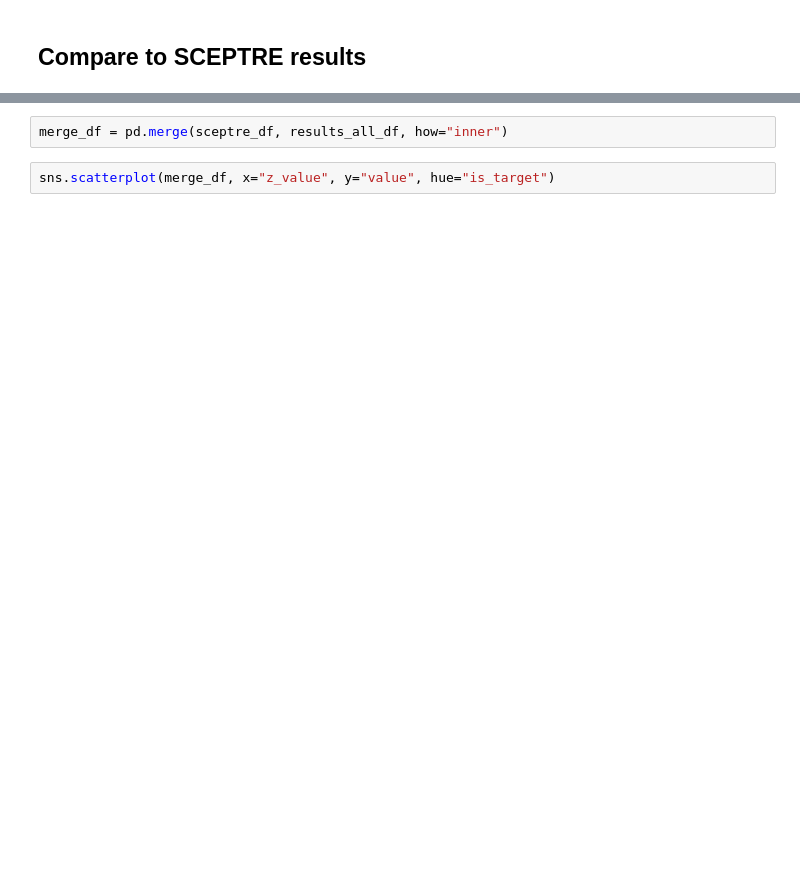
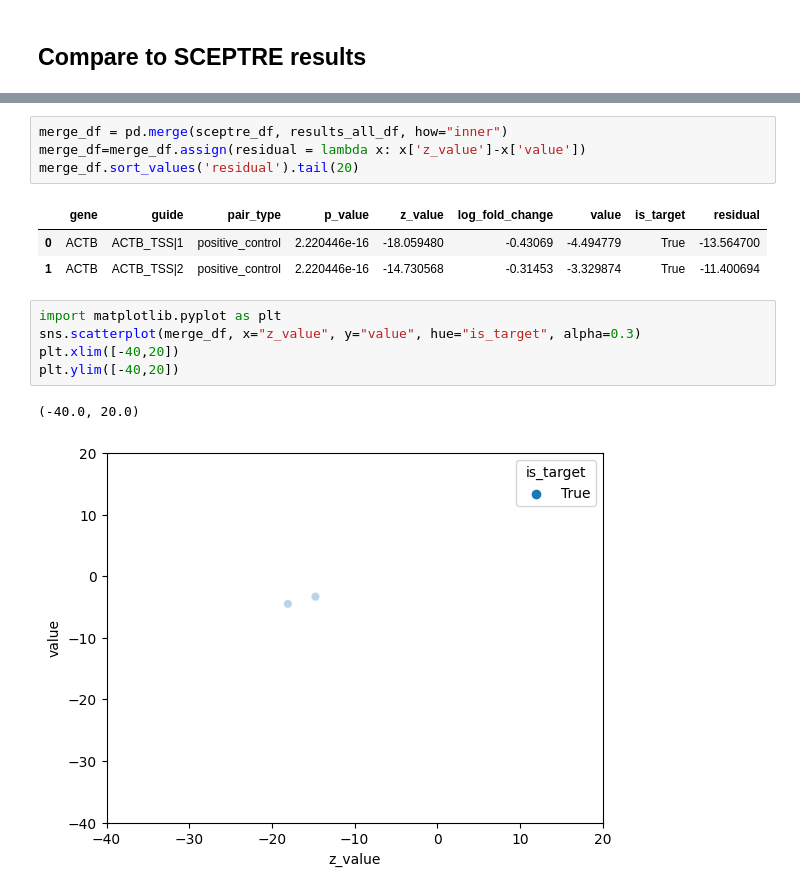
Before and after one commit to pinellolab/PerTurbo, a Jupyter notebook: docs/notebooks/gasperini_pilot.ipynb, the cells around one changed output, grey strips where cells are left out. Cells and saved outputs as stored; diff of their text form; blank space fills up the shorter version.

```diff
--- a/docs/notebooks/gasperini_pilot.ipynb
+++ b/docs/notebooks/gasperini_pilot.ipynb
@@ -294,4 +305,16 @@ sns.histplot(mdata['rna'][:,'DLK1'].X.todense(), binwidth=1, log_scale=[False, T
 # %%
 merge_df = pd.merge(sceptre_df, results_all_df, how="inner")
+merge_df=merge_df.assign(residual = lambda x: x['z_value']-x['value'])
+merge_df.sort_values('residual').tail(20)
+# %% [output]
+|  | gene | guide | pair_type | p_value | z_value | log_fold_change | value | is_target | residual |
+| 0 | ACTB | ACTB_TSS|1 | positive_control | 2.220446e-16 | -18.059480 | -0.43069 | -4.494779 | True | -13.564700 |
+| 1 | ACTB | ACTB_TSS|2 | positive_control | 2.220446e-16 | -14.730568 | -0.31453 | -3.329874 | True | -11.400694 |
 # %%
-sns.scatterplot(merge_df, x="z_value", y="value", hue="is_target")
+import matplotlib.pyplot as plt
+sns.scatterplot(merge_df, x="z_value", y="value", hue="is_target", alpha=0.3)
+plt.xlim([-40,20])
+plt.ylim([-40,20])
+# %% [output]
+(-40.0, 20.0)
+[figure, added]
```
Also changed, not shown: parts of 16 cells of this notebook, 4 other files.
